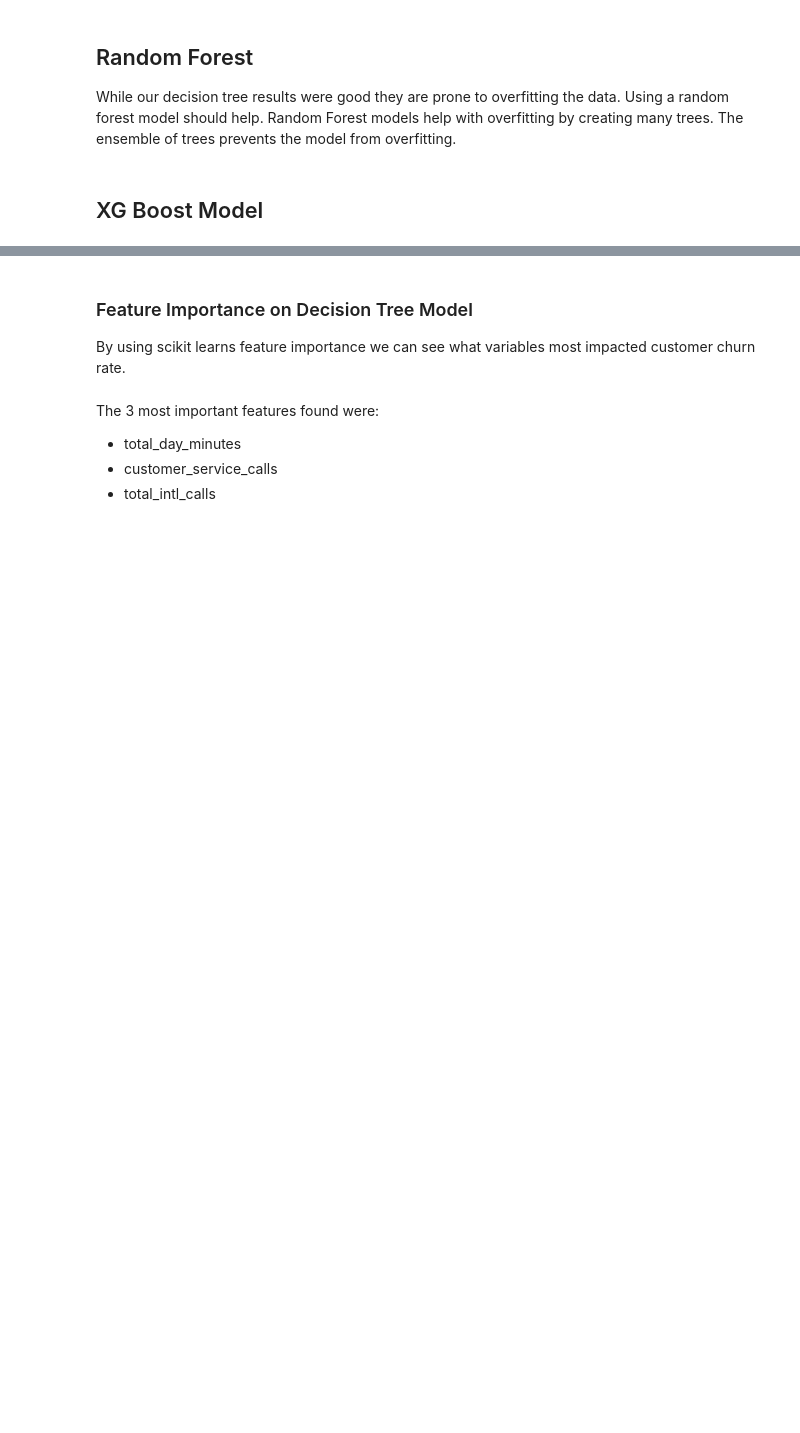
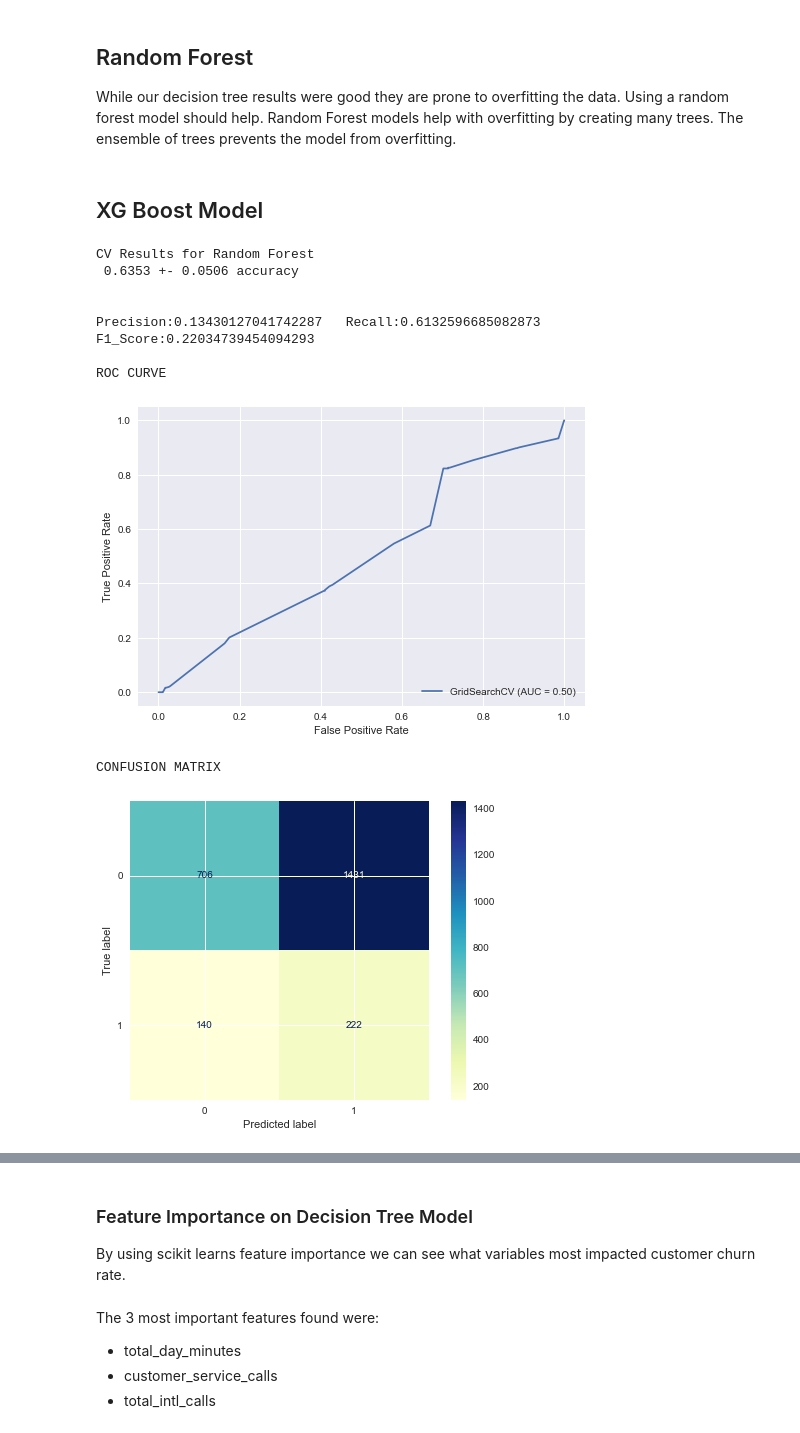
Before and after one commit to SSGrasland/SyriaTel-Customer-Churn-Rate, a Jupyter notebook: Phase 3 Notebook.ipynb, the cells around one changed output, grey strips where cells are left out. Cells and saved outputs as stored; diff of their text form; code cells hidden in the pictures; blank space fills up the shorter version.

Commit message:
final model

```diff
--- a/Phase 3 Notebook.ipynb
+++ b/Phase 3 Notebook.ipynb
@@ -640,8 +379,33 @@ xg = XGBClassifier(random_state =56)
+# %%
+from sklearn.model_selection import StratifiedKFold
+xg = XGBClassifier(random_state =56)
+#parameters for XGBClassified
+param_grid = {
+    'learning_rate': [0.1, 0.2],
+    'max_depth': [6],
+    'min_child_weight': [1, 2],
+    'subsample': [0.5, 0.7],
+    'n_estimators': [100],
+}
+
+#create a GridSearchCV
+gs_xg=GridSearchCV(xg, param_grid, scoring='recall', cv=None, n_jobs=1)
 # %%
 #running XG Boost Model on our imbalanced dataset
-xg.fit(X_train, y_train)
-xg_result= Model_test('XG', xg, X_train, y_train)
+gs_xg.fit(X_train, y_train)
+xg_result= Model_test('XG', gs_xg, X_train, y_train)
 rf_result.print_summary()
+# %% [output]
+CV Results for Random Forest
+ 0.6353 +- 0.0506 accuracy
+
+
+Precision:0.13430127041742287   Recall:0.6132596685082873       F1_Score:0.22034739454094293
+
+ROC CURVE
+[figure, added]
+CONFUSION MATRIX
+[figure, added]
 # %%
 model_dict['XG'] = xg_result.model_recall()
 model_dict
```
Also changed, not shown: parts of 58 cells of this notebook.
